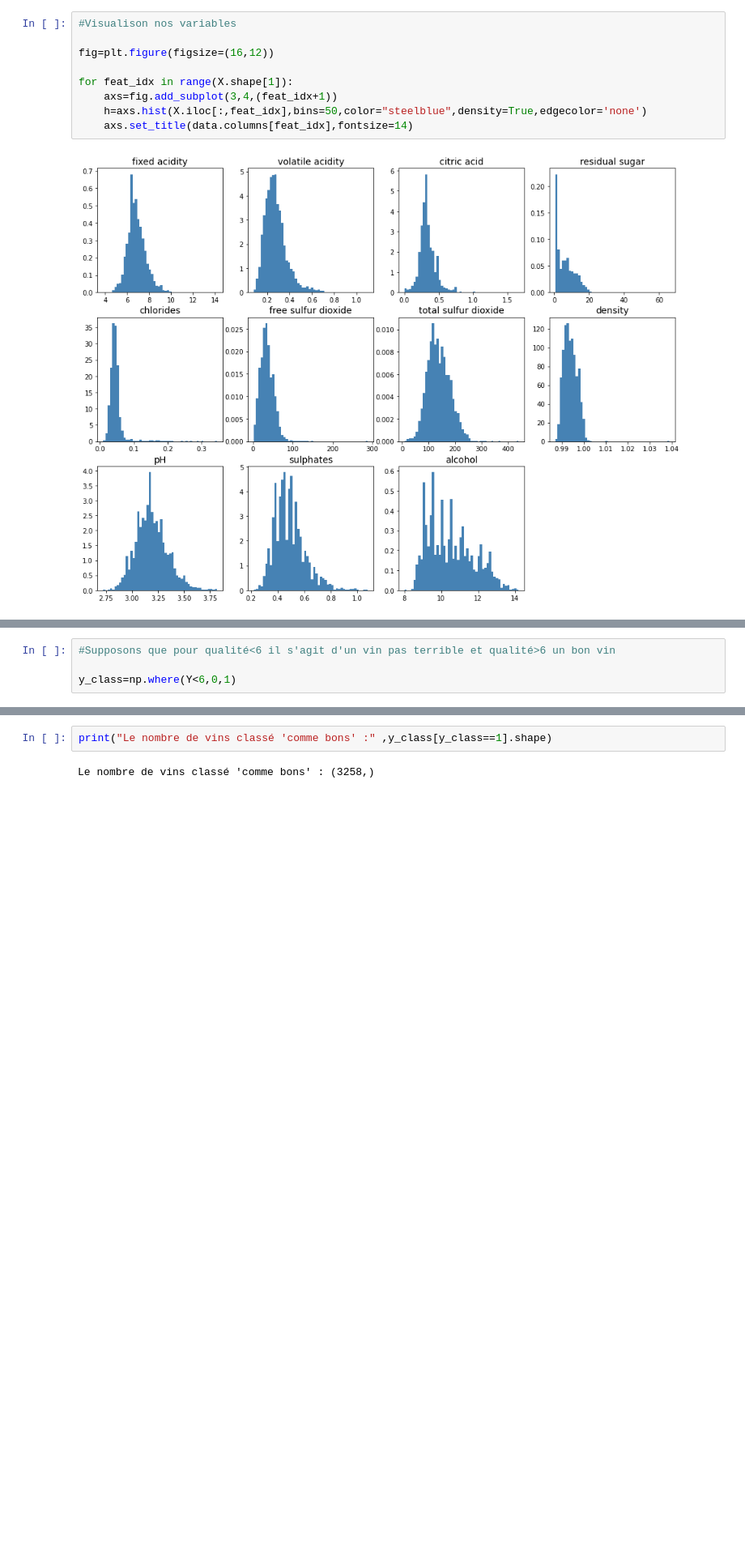
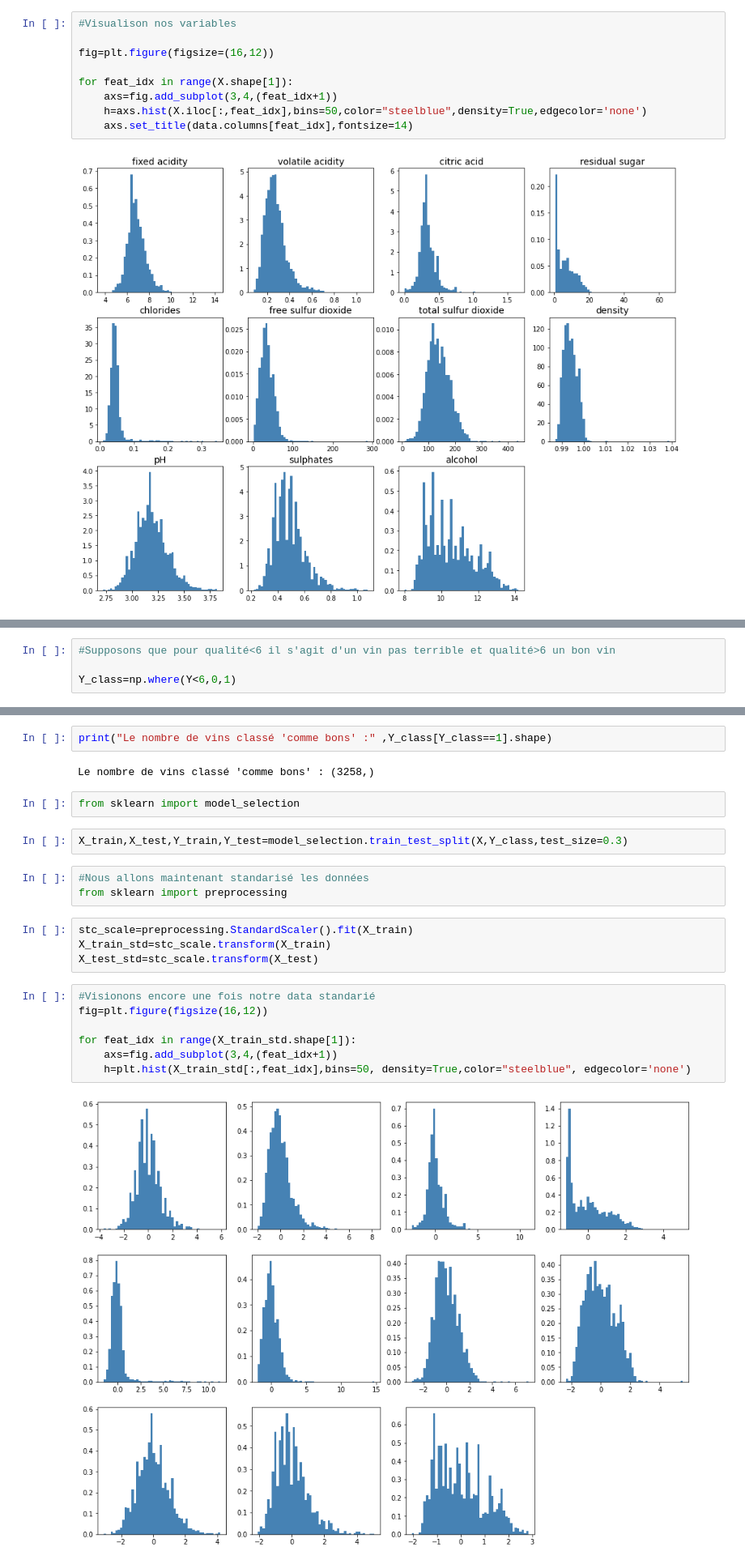
Before and after one commit to berrezougAbdelhak/Choose_the_k_for_KNN, a Jupyter notebook: Choose the k for KNN.ipynb, the cells around one changed output, grey strips where cells are left out. Shown at 81% size. Drawn from its saved outputs; the diff is of its cells as text; blank space fills up the shorter version.

```diff
--- a/Choose the k for KNN.ipynb
+++ b/Choose the k for KNN.ipynb
@@ -48,5 +54,5 @@ plt.bar(abcs,[(a==Y).sum() for a in abcs],color='red')
 # %%
 #Supposons que pour qualité<6 il s'agit d'un vin pas terrible et qualité>6 un bon vin
 
-y_class=np.where(Y<6,0,1)
+Y_class=np.where(Y<6,0,1)
 # %%
@@ -56,4 +62,24 @@ Le nombre de vins classé comme pas terrible :  (1640,)
 # %%
-print("Le nombre de vins classé 'comme bons' :" ,y_class[y_class==1].shape)
+print("Le nombre de vins classé 'comme bons' :" ,Y_class[Y_class==1].shape)
 # %% [output]
 Le nombre de vins classé 'comme bons' : (3258,)
+# %%
+from sklearn import model_selection
+# %%
+X_train,X_test,Y_train,Y_test=model_selection.train_test_split(X,Y_class,test_size=0.3)
+# %%
+#Nous allons maintenant standarisé les données
+from sklearn import preprocessing
+# %%
+stc_scale=preprocessing.StandardScaler().fit(X_train)
+X_train_std=stc_scale.transform(X_train)
+X_test_std=stc_scale.transform(X_test)
+# %%
+#Visionons encore une fois notre data standarié
+fig=plt.figure(figsize(16,12))
+
+for feat_idx in range(X_train_std.shape[1]):
+    axs=fig.add_subplot(3,4,(feat_idx+1))
+    h=plt.hist(X_train_std[:,feat_idx],bins=50, density=True,color="steelblue", edgecolor='none')
+# %% [output]
+[figure, added]
```
Also changed, not shown: parts of 7 cells of this notebook.
